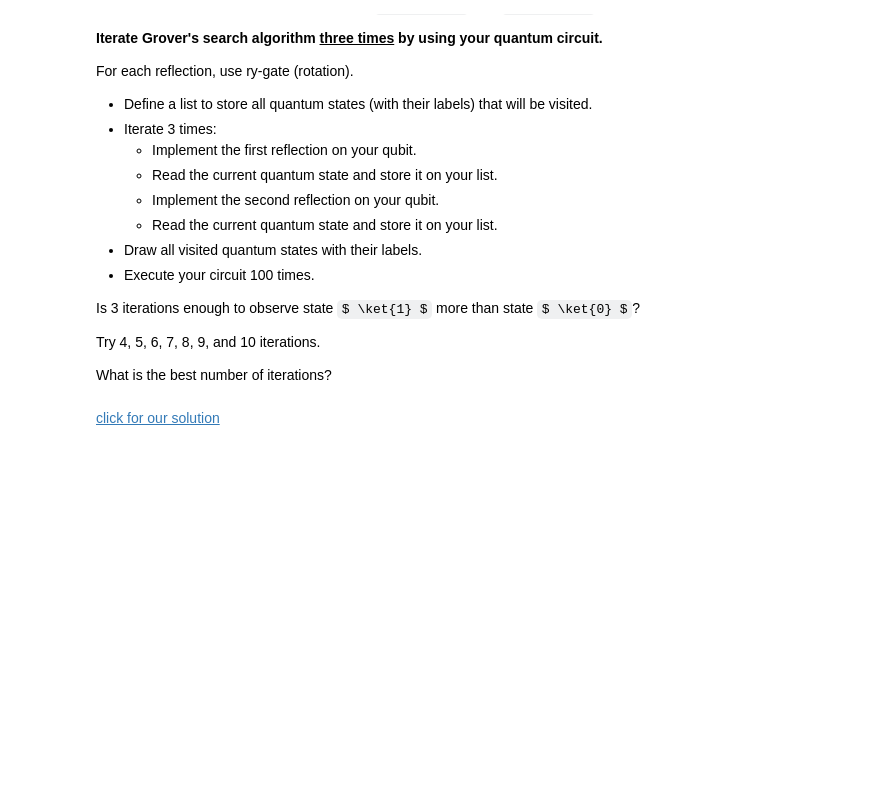
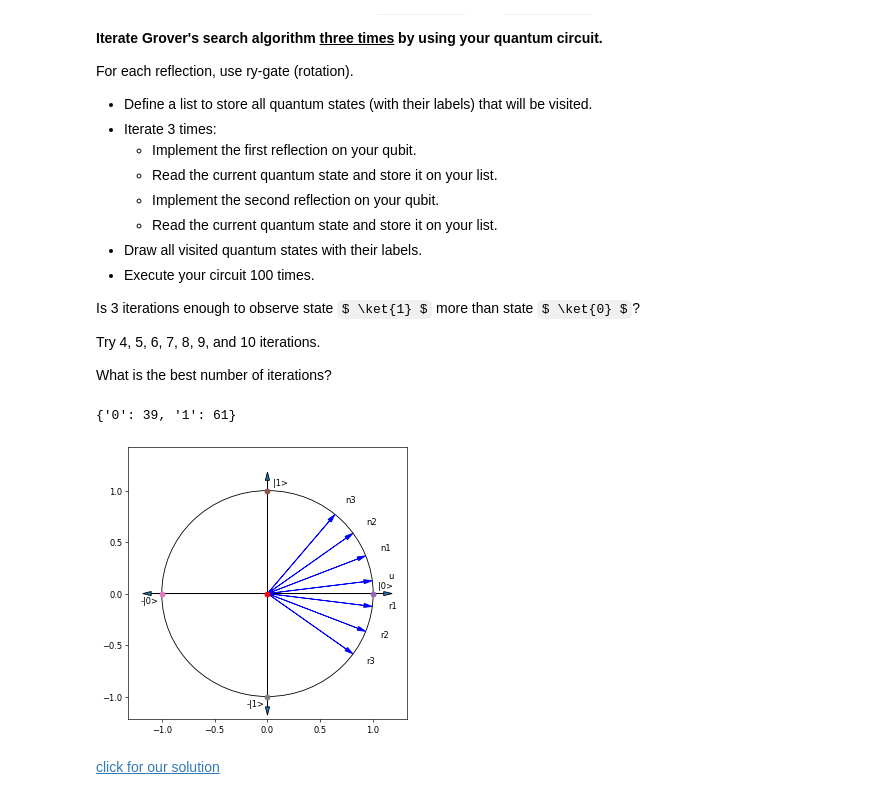
Before and after one commit to DoNatPanic/basics-of-quantum-computing-master, a Jupyter notebook: bronze/B88_Grovers_Search_One_Qubit_Reprsentation.ipynb, the cells around one changed output. Saved outputs shown, nothing was run; the diff lists cells and outputs as text; code cells hidden in the pictures; some formulas as TeX source; blank space fills up the shorter version.

```diff
--- a/bronze/B88_Grovers_Search_One_Qubit_Reprsentation.ipynb
+++ b/bronze/B88_Grovers_Search_One_Qubit_Reprsentation.ipynb
@@ -121,0 +158,10 @@ from qiskit import QuantumRegister, ClassicalRegister, QuantumCircuit, execute,
+# %%
+# Execute the circuit 1600 times
+job = execute(mycircuit,Aer.get_backend('qasm_simulator'),shots=16000)
+counts = job.result().get_counts(mycircuit)
+
+for outcome in counts:
+    reverse_outcome = ''
+    for i in outcome:
+        reverse_outcome = i + reverse_outcome
+    print(reverse_outcome,"is observed",counts[outcome],"times")
@@ -384,3 +518,68 @@ What is the best number of iterations?
+# %%
+# include our predefined functions
+%run qlatvia.py
+
+# import all necessary objects and methods for quantum circuits
+from qiskit import QuantumRegister, ClassicalRegister, QuantumCircuit, execute, Aer
+from math import acos, pi
+
+u = [(63/64)**0.5,(1/64)**0.5]
+
+def angle_between_two_states(u1,u2):
+    dot_product = u1[0]*u2[0]+u1[1]*u2[1]
+    return acos(dot_product)
+
+theta = angle_between_two_states(u,[1,0])
+
+# Define a list to store all quantum states (with their labels) that will be visited.
+all_visited_quantum_states =[]
+
+qreg2 = QuantumRegister(1)
+creg2 = ClassicalRegister(1)
+mycircuit2 = QuantumCircuit(qreg2,creg2)
+
+# Implement the initial reflection on your qubit.
+mycircuit2.ry(2*theta,qreg2[0])
+
+# Read the current quantum state and store it on your list.
+current_state = execute(mycircuit2,Aer.get_backend('statevector_simulator')).result().get_statevector(mycircuit2)
+[x,y] = [current_state[0].real,current_state[1].real]
+all_visited_quantum_states.append([x,y,'u'])
+
+for i in range(3):
+    # Implement the first reflection on your qubit.
+    theta = angle_between_two_states([x,y],[1,0])
+    mycircuit2.ry(2*(-2*theta),qreg2[0])
+
+    # Read the current quantum state and store it on your list.
+    current_state = execute(mycircuit2,Aer.get_backend('statevector_simulator')).result().get_statevector(mycircuit2)
+    [x,y] = [current_state[0].real,current_state[1].real]
+    all_visited_quantum_states.append([x,y,'r'+str(i+1)])
+
+    # Implement the second reflection on your qubit.
+    theta = angle_between_two_states(u,[x,y])
+    mycircuit2.ry(2*(2*theta),qreg2[0])
+
+    # Read the current quantum state and store it on your list.
+    current_state = execute(mycircuit2,Aer.get_backend('statevector_simulator')).result().get_statevector(mycircuit2)
+    [x,y] = [current_state[0].real,current_state[1].real]
+    all_visited_quantum_states.append([x,y,'n'+str(i+1)])
+
+# Measure the qubit
+mycircuit2.measure(qreg2,creg2)
+
+# Execute your circuit 100 times.
+job = execute(mycircuit2,Aer.get_backend('qasm_simulator'),shots=100)
+counts2 = job.result().get_counts(mycircuit2)
+print(counts2)
+
+# Draw all visited quantum states with their labels.
+draw_qubit()
+for quantum_state in all_visited_quantum_states:
+    draw_quantum_state(quantum_state[0],quantum_state[1],quantum_state[2])
+# %% [output]
+{'0': 39, '1': 61}
+[figure, added]
 # %% [markdown]
 <a href="B88_Grovers_Search_One_Qubit_Reprsentation_Solutions.ipynb#task4">click for our solution</a>
 # %% [markdown]
```
Also changed, not shown: parts of 8 cells of this notebook, 6 other files.
